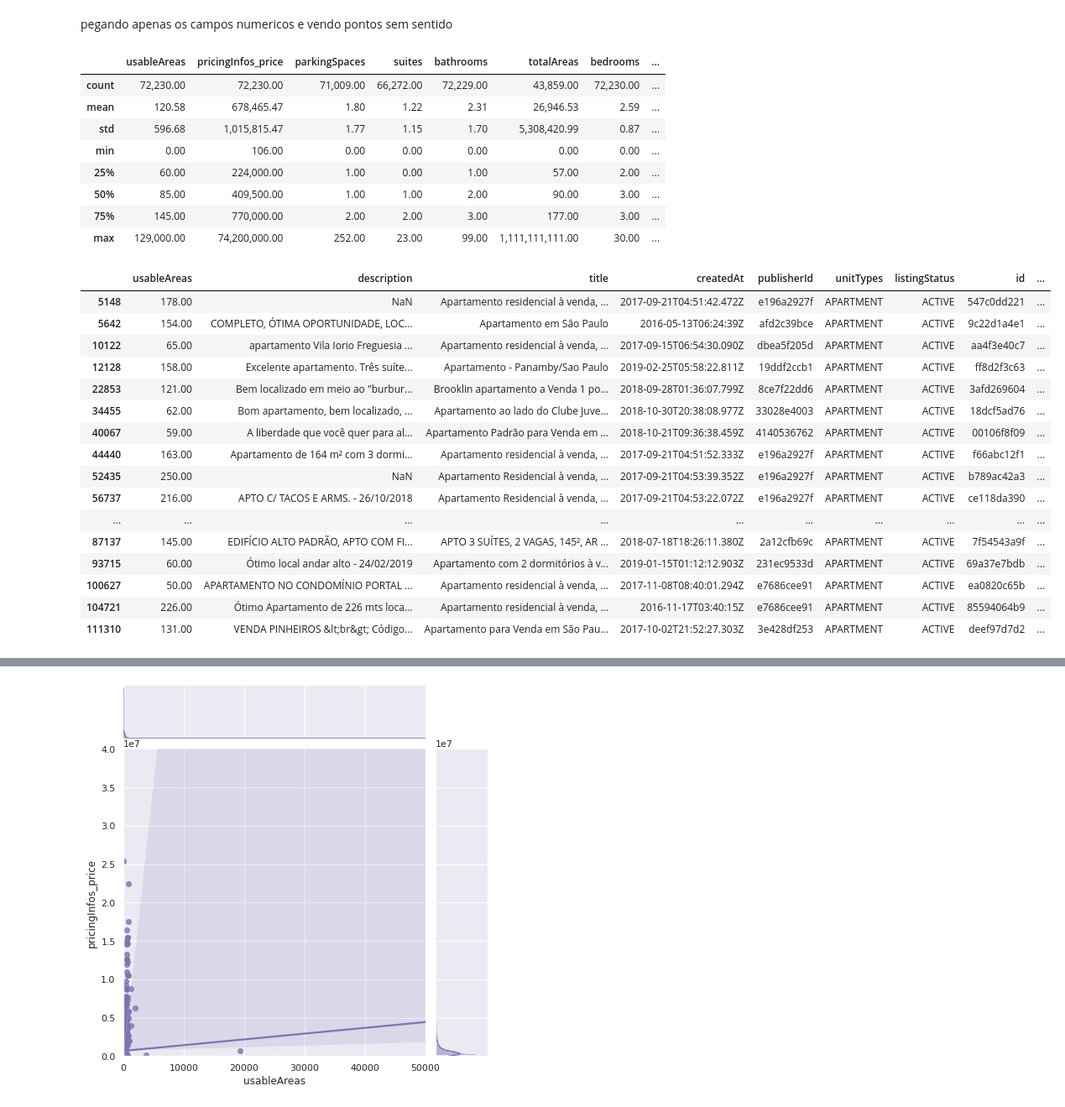
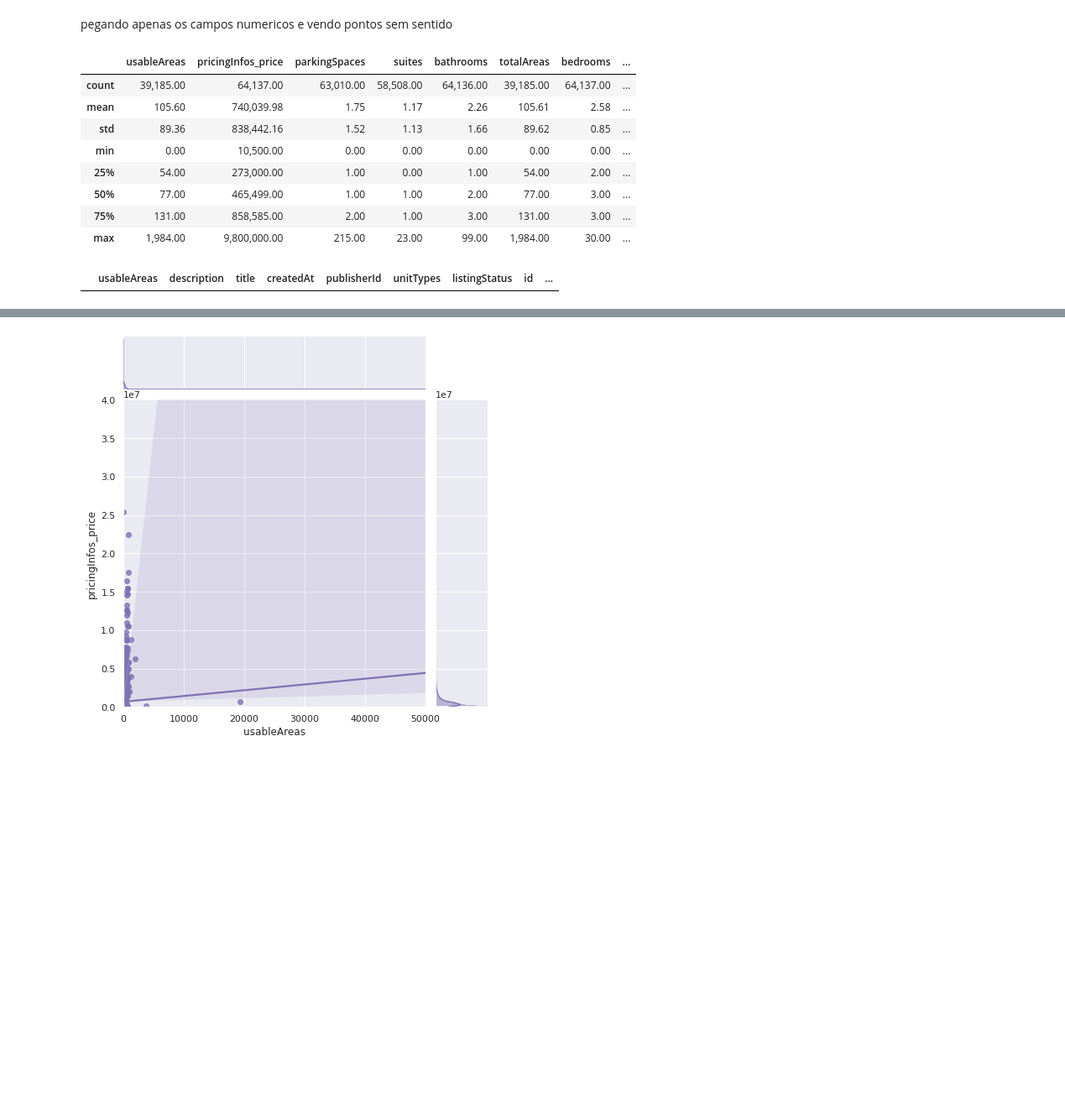
Before and after one commit to WillyHHsu/imoveis, a Jupyter notebook: exploratory.ipynb, the cells around one changed output, grey strips where cells are left out. Shown at 84% size. Saved outputs shown, nothing was run; the diff lists cells and outputs as text; code cells hidden in the pictures; blank space fills up the shorter version.

```diff
--- a/exploratory.ipynb
+++ b/exploratory.ipynb
@@ -60,12 +60,14 @@ poderia garantir os dtypes nos imports, mas achei mais rápido assim pois há js
 # %%
 y = dataset.pricingInfos_price
 
+#garantindo o float dtype
 dataset = dataset[~dataset['usableAreas'].astype(str).str.contains('[A-Za-z]', na=False)]
 dataset['usableAreas'] = dataset['usableAreas'].astype('float32')
 
 dataset = dataset[~dataset['pricingInfos_price'].astype(str).str.contains('[A-Za-z]', na=False)]
 dataset['pricingInfos_price'] = dataset['pricingInfos_price'].astype('float')
 
+#gaantidno o dtype
 dataset['parkingSpaces']=dataset['parkingSpaces'].astype('float32')
 dataset['suites']=dataset['suites'].astype('float')
 dataset['bathrooms']=dataset['bathrooms'].astype('float')
@@ -74,6 +76,43 @@ dataset['bedrooms']=dataset['bedrooms'].astype('float')
 dataset['pricingInfos_price']=dataset['pricingInfos_price'].astype('float')
 dataset['pricingInfos_yearlyIptu']=dataset['pricingInfos_yearlyIptu'].astype('float')
 dataset['pricingInfos_monthlyCondoFee']= dataset['pricingInfos_monthlyCondoFee'].astype('float')
+
+#arrumando dados na mão
+dataset.loc[91598,'usableAreas'] = 129
+dataset.loc[3076,'pricingInfos_price'] = 7420000.00
+dataset.loc[67986,'usableAreas'] = 90.00
+dataset.loc[127253,'pricingInfos_price'] = 254349.20 #preço do m2 em tatuapé
+dataset.loc[91030,'pricingInfos_price'] = 2240000.00
+dataset.loc[95790,'pricingInfos_price'] = 2072000.00
+dataset.loc[16201,'usableAreas'] = 192.58
+dataset.loc[16201,'totalAreas'] = 192.58
+dataset.loc[28040,'totalAreas']=320.80
+dataset.loc[120825,'totalAreas']=547.50
+
+#garantindo que não haja totalAreas muito distantes da usableAreas
+def usableArea(x):
+    if x['totalAreas']*10 > x['usableAreas']:
+        return x['usableAreas']
+    else:
+        return x['totalAreas']
+
+dataset['totalAreas'] = dataset[['totalAreas','usableAreas']].apply(usableArea, axis=1)
+
+#olhando o preço médio de um imóvel com mais de 1500m2, percebe-se que há poucos que custam menos de 2m
+def usableArea2(x):
+    if x['usableAreas'] > 1500 and x['pricingInfos_price'] < 2000000:
+        return x['usableAreas']/10
+    else:
+        return x['totalAreas']
+
+dataset[['usableAreas']]=dataset[['usableAreas','totalAreas','pricingInfos_price']].apply(usableArea2, axis=1)
+
+#olhando para o preço médio de um ap de luxo, poucas unidades eram mais que 10m
+dataset['pricingInfos_price'] = dataset['pricingInfos_price'].apply(lambda x: x/10 if x > 10000000 else x)
+
+#extraindo info do title
+dataset[['usableAreasFromTitle','a']] = dataset['title'].str.extract('(\d{1,3}\s?(m²|metros quadrados|metros quadrado))', expand=False)
+dataset[['vagaFromTitle', 'b']]= dataset['title'].str.extract('(\s?\d{1,2}\s?(vaga|vagas|estacionamento))', expand=False)
 # %% [markdown]
 pegando apenas os campos numericos e vendo pontos sem sentido
 # %%
@@ -83,31 +122,15 @@ num_lit = ['usableAreas','pricingInfos_price','parkingSpaces','suites','bathroom
 dataset[num_lit].describe()
 # %% [output]
 |  | usableAreas | pricingInfos_price | parkingSpaces | suites | bathrooms | totalAreas | bedrooms | ... |
-| count | 72,230.00 | 72,230.00 | 71,009.00 | 66,272.00 | 72,229.00 | 43,859.00 | 72,230.00 | ... |
-| mean | 120.58 | 678,465.47 | 1.80 | 1.22 | 2.31 | 26,946.53 | 2.59 | ... |
-| std | 596.68 | 1,015,815.47 | 1.77 | 1.15 | 1.70 | 5,308,420.99 | 0.87 | ... |
-| min | 0.00 | 106.00 | 0.00 | 0.00 | 0.00 | 0.00 | 0.00 | ... |
-| 25% | 60.00 | 224,000.00 | 1.00 | 0.00 | 1.00 | 57.00 | 2.00 | ... |
-| 50% | 85.00 | 409,500.00 | 1.00 | 1.00 | 2.00 | 90.00 | 3.00 | ... |
-| 75% | 145.00 | 770,000.00 | 2.00 | 2.00 | 3.00 | 177.00 | 3.00 | ... |
-| max | 129,000.00 | 74,200,000.00 | 252.00 | 23.00 | 99.00 | 1,111,111,111.00 | 30.00 | ... |
+| count | 39,185.00 | 64,137.00 | 63,010.00 | 58,508.00 | 64,136.00 | 39,185.00 | 64,137.00 | ... |
+| mean | 105.60 | 740,039.98 | 1.75 | 1.17 | 2.26 | 105.61 | 2.58 | ... |
+| std | 89.36 | 838,442.16 | 1.52 | 1.13 | 1.66 | 89.62 | 0.85 | ... |
+| min | 0.00 | 10,500.00 | 0.00 | 0.00 | 0.00 | 0.00 | 0.00 | ... |
+| 25% | 54.00 | 273,000.00 | 1.00 | 0.00 | 1.00 | 54.00 | 2.00 | ... |
+| 50% | 77.00 | 465,499.00 | 1.00 | 1.00 | 2.00 | 77.00 | 3.00 | ... |
+| 75% | 131.00 | 858,585.00 | 2.00 | 1.00 | 3.00 | 131.00 | 3.00 | ... |
+| max | 1,984.00 | 9,800,000.00 | 215.00 | 23.00 | 99.00 | 1,984.00 | 30.00 | ... |
 # %%
-dataset[dataset['bathrooms']>10]
+dataset[dataset['totalAreas']>2000]
 # %% [output]
 |  | usableAreas | description | title | createdAt | publisherId | unitTypes | listingStatus | id | ... |
-| 5148 | 178.00 | NaN | Apartamento residencial à venda, ... | 2017-09-21T04:51:42.472Z | e196a2927f | APARTMENT | ACTIVE | 547c0dd221 | ... |
-| 5642 | 154.00 | COMPLETO, ÓTIMA OPORTUNIDADE, LOC... | Apartamento em São Paulo | 2016-05-13T06:24:39Z | afd2c39bce | APARTMENT | ACTIVE | 9c22d1a4e1 | ... |
-| 10122 | 65.00 | apartamento Vila Iorio Freguesia ... | Apartamento residencial à venda, ... | 2017-09-15T06:54:30.090Z | dbea5f205d | APARTMENT | ACTIVE | aa4f3e40c7 | ... |
-| 12128 | 158.00 | Excelente apartamento. Três suíte... | Apartamento - Panamby/Sao Paulo | 2019-02-25T05:58:22.811Z | 19ddf2ccb1 | APARTMENT | ACTIVE | ff8d2f3c63 | ... |
-| 22853 | 121.00 | Bem localizado em meio ao "burbur... | Brooklin apartamento a Venda 1 po... | 2018-09-28T01:36:07.799Z | 8ce7f22dd6 | APARTMENT | ACTIVE | 3afd269604 | ... |
-| 34455 | 62.00 | Bom apartamento, bem localizado, ... | Apartamento ao lado do Clube Juve... | 2018-10-30T20:38:08.977Z | 33028e4003 | APARTMENT | ACTIVE | 18dcf5ad76 | ... |
-| 40067 | 59.00 | A liberdade que você quer para al... | Apartamento Padrão para Venda em ... | 2018-10-21T09:36:38.459Z | 4140536762 | APARTMENT | ACTIVE | 00106f8f09 | ... |
-| 44440 | 163.00 | Apartamento de 164 m² com 3 dormi... | Apartamento residencial à venda, ... | 2017-09-21T04:51:52.333Z | e196a2927f | APARTMENT | ACTIVE | f66abc12f1 | ... |
-| 52435 | 250.00 | NaN | Apartamento Residencial à venda, ... | 2017-09-21T04:53:39.352Z | e196a2927f | APARTMENT | ACTIVE | b789ac42a3 | ... |
-| 56737 | 216.00 | APTO C/ TACOS E ARMS. - 26/10/2018 | Apartamento Residencial à venda, ... | 2017-09-21T04:53:22.072Z | e196a2927f | APARTMENT | ACTIVE | ce118da390 | ... |
-| ... | ... | ... | ... | ... | ... | ... | ... | ... | ... |
-| 87137 | 145.00 | EDIFÍCIO ALTO PADRÃO, APTO COM FI... | APTO 3 SUÍTES, 2 VAGAS, 145², AR ... | 2018-07-18T18:26:11.380Z | 2a12cfb69c | APARTMENT | ACTIVE | 7f54543a9f | ... |
-| 93715 | 60.00 | Ótimo local andar alto - 24/02/2019 | Apartamento com 2 dormitórios à v... | 2019-01-15T01:12:12.903Z | 231ec9533d | APARTMENT | ACTIVE | 69a37e7bdb | ... |
-| 100627 | 50.00 | APARTAMENTO NO CONDOMÍNIO PORTAL ... | Apartamento residencial à venda, ... | 2017-11-08T08:40:01.294Z | e7686cee91 | APARTMENT | ACTIVE | ea0820c65b | ... |
-| 104721 | 226.00 | Ótimo Apartamento de 226 mts loca... | Apartamento residencial à venda, ... | 2016-11-17T03:40:15Z | e7686cee91 | APARTMENT | ACTIVE | 85594064b9 | ... |
-| 111310 | 131.00 | VENDA PINHEIROS &lt;br&gt; Código... | Apartamento para Venda em São Pau... | 2017-10-02T21:52:27.303Z | 3e428df253 | APARTMENT | ACTIVE | deef97d7d2 | ... |
```
Also changed, not shown: parts of 3 cells of this notebook.
